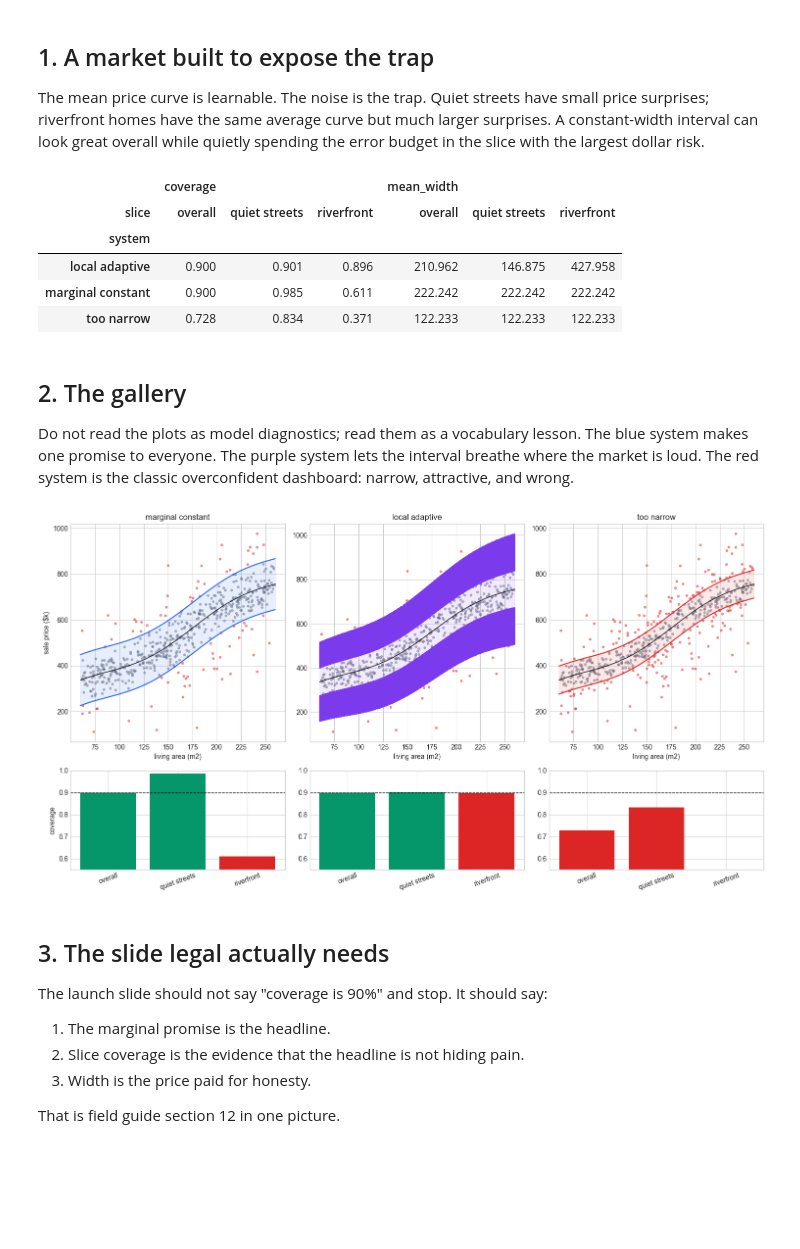
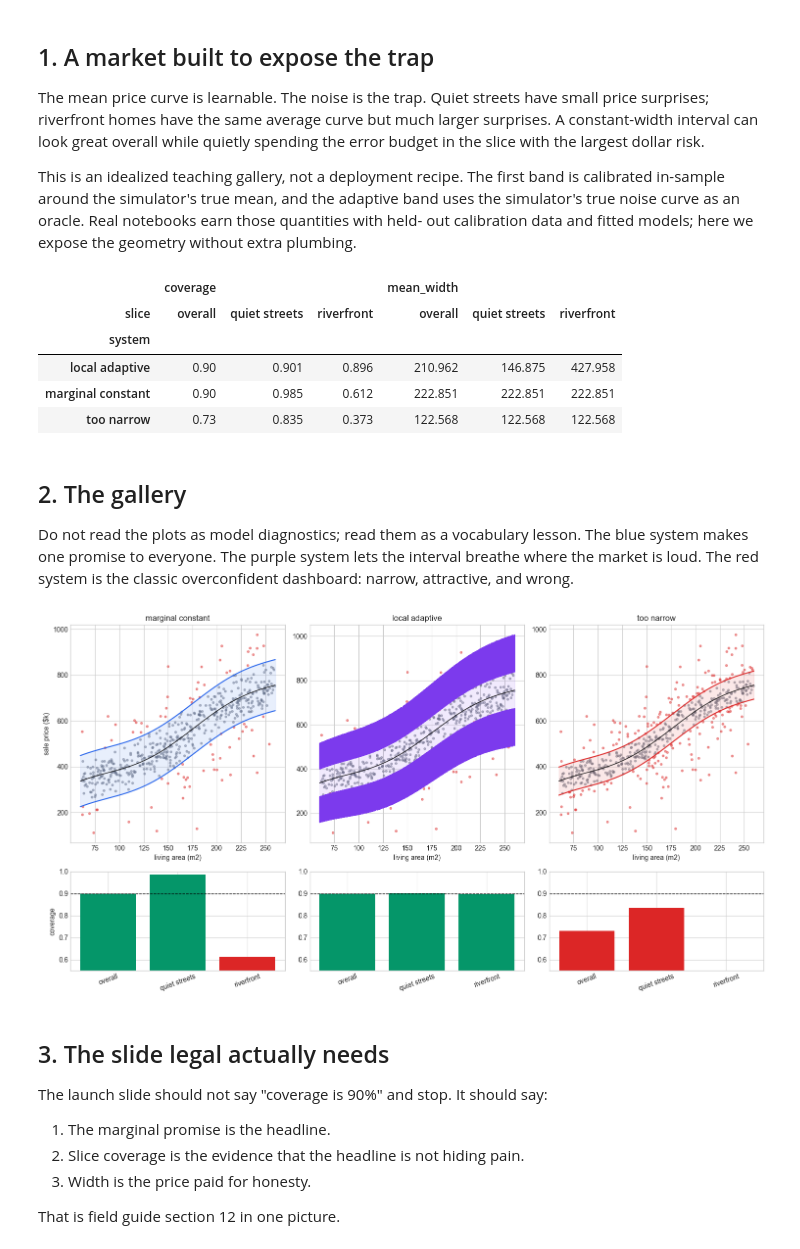
Before and after one commit to josephazar/conformal-prediction-intro, a Jupyter notebook: notebooks/bonus/03_coverage_gallery.ipynb, the cells around one changed output. Drawn from its saved outputs; the diff is of its cells as text; code cells hidden in the pictures; blank space fills up the shorter version.

Commit message:
Refine bonus notebook narratives and outputs

```diff
--- a/notebooks/bonus/03_coverage_gallery.ipynb
+++ b/notebooks/bonus/03_coverage_gallery.ipynb
@@ -36,6 +37,11 @@ The mean price curve is learnable. The noise is the trap. Quiet streets have sma
 surprises; riverfront homes have the same average curve but much larger surprises. A
 constant-width interval can look great overall while quietly spending the error budget in
 the slice with the largest dollar risk.
+
+This is an idealized teaching gallery, not a deployment recipe. The first band is
+calibrated in-sample around the simulator's true mean, and the adaptive band uses the
+simulator's true noise curve as an oracle. Real notebooks earn those quantities with held-
+out calibration data and fitted models; here we expose the geometry without extra plumbing.
 # %%
 rng = np.random.default_rng(RANDOM_SEED)
 n = 5000
@@ -45,13 +51,14 @@ mu = 180 + 2.2 * size + 30 * np.sin(size / 28)
 sigma = np.where(riverfront, 95 + 0.22 * size, 35 + 0.06 * size)
 y = mu + rng.normal(0, sigma)
 
+target = 1 - alpha
 z = stats.norm.ppf(1 - alpha / 2)
-# System A: marginally calibrated constant band.
-q_global = np.quantile(np.abs(y - mu), 1 - alpha)
+# System A: idealized marginal calibration around the true simulator mean.
+q_level = math.ceil((n + 1) * target) / n
+q_global = np.quantile(np.abs(y - mu), q_level, method="higher")
 lo_global, hi_global = mu - q_global, mu + q_global
 
-# System B: locally adaptive oracle band. In production this would be estimated; here it is
-# the teaching target that shows what adaptivity is trying to approximate.
+# System B: oracle local adaptivity from the simulator's true noise curve.
 lo_local, hi_local = mu - z * sigma, mu + z * sigma
 
 # System C: the impressive-looking but wrong band.
@@ -65,12 +72,31 @@ systems = {
 
 def coverage_report(name, lo, hi):
     hit = (y >= lo) & (y <= hi)
-    return pd.DataFrame({
-        "system": [name, name, name],
-        "slice": ["overall", "quiet streets", "riverfront"],
-        "coverage": [hit.mean(), hit[~riverfront].mean(), hit[riverfront].mean()],
-        "mean_width": [np.mean(hi - lo), np.mean((hi - lo)[~riverfront]), np.mean((hi - lo)[riverfront])],
-    })
+    rows = []
+    for label, mask in [
+        ("overall", np.ones_like(hit, dtype=bool)),
+        ("quiet streets", ~riverfront),
+        ("riverfront", riverfront),
+    ]:
+        n_slice = int(mask.sum())
+        cov = float(hit[mask].mean())
+        se = float(np.sqrt(target * alpha / n_slice))
+        if cov < target - 2 * se:
+            status = "below noise band"
+        elif cov > target + 2 * se:
+            status = "above noise band"
+        else:
+            status = "within noise band"
+        rows.append({
+            "system": name,
+            "slice": label,
+            "coverage": cov,
+            "n": n_slice,
+            "two_se": 2 * se,
+            "status": status,
+            "mean_width": float(np.mean((hi - lo)[mask])),
+        })
+    return pd.DataFrame(rows)
 
 report = pd.concat([coverage_report(name, lo, hi) for name, (lo, hi, _) in systems.items()])
 report.pivot(index="system", columns="slice", values=["coverage", "mean_width"]).round(3)
@@ -78,9 +104,9 @@ report.pivot(index="system", columns="slice", values=["coverage", "mean_width"])
 |  | coverage |  |  | mean_width |  |  |
 | slice | overall | quiet streets | riverfront | overall | quiet streets | riverfront |
 | system |  |  |  |  |  |  |
-| local adaptive | 0.900 | 0.901 | 0.896 | 210.962 | 146.875 | 427.958 |
-| marginal constant | 0.900 | 0.985 | 0.611 | 222.242 | 222.242 | 222.242 |
-| too narrow | 0.728 | 0.834 | 0.371 | 122.233 | 122.233 | 122.233 |
+| local adaptive | 0.90 | 0.901 | 0.896 | 210.962 | 146.875 | 427.958 |
+| marginal constant | 0.90 | 0.985 | 0.612 | 222.851 | 222.851 | 222.851 |
+| too narrow | 0.73 | 0.835 | 0.373 | 122.568 | 122.568 | 122.568 |
 # %% [markdown]
 ## 2. The gallery
 
@@ -93,35 +119,35 @@ show_idx = np.r_[
     np.flatnonzero(~riverfront)[:350],
     np.flatnonzero(riverfront)[:180],
 ]
 show_idx = show_idx[np.argsort(size[show_idx])]
 
 fig, axes = plt.subplots(2, 3, figsize=(15, 8), gridspec_kw={"height_ratios": [2.2, 1.0]})
 for col, (name, (lo, hi, color)) in enumerate(systems.items()):
     ax = axes[0, col]
     hit = (y >= lo) & (y <= hi)
     ax.scatter(size[show_idx], y[show_idx], s=9, color=np.where(hit[show_idx], GRAY, RED), alpha=0.45)
     order = np.argsort(size)
     ax.plot(size[order], mu[order], color="black", linewidth=1.0, label="mean price curve")
     ax.plot(size[order], lo[order], color=color, linewidth=1.5)
     ax.plot(size[order], hi[order], color=color, linewidth=1.5)
     ax.fill_between(size[order], lo[order], hi[order], color=color, alpha=0.10)
     ax.set_title(name)
     ax.set_xlabel("living area (m2)")
     if col == 0:
         ax.set_ylabel("sale price ($k)")
 
     bar_ax = axes[1, col]
     rows = report[report["system"] == name].set_index("slice").loc[["overall", "quiet streets", "riverfront"]]
-    colors = [GREEN if c >= 1 - alpha else RED for c in rows["coverage"]]
+    colors = [RED if status == "below noise band" else GREEN for status in rows["status"]]
     bar_ax.bar(rows.index, rows["coverage"], color=colors)
     bar_ax.axhline(1 - alpha, color="black", linestyle="--", linewidth=1)
     bar_ax.set_ylim(0.55, 1.0)
     bar_ax.tick_params(axis="x", rotation=20)
     if col == 0:
         bar_ax.set_ylabel("coverage")
 plt.tight_layout()
 # %% [output]
-[figure, old version]
+[figure, new version]
 # %% [markdown]
 ## 3. The slide legal actually needs
 
```
Also changed, not shown: parts of 5 cells of this notebook, 3 other files.
